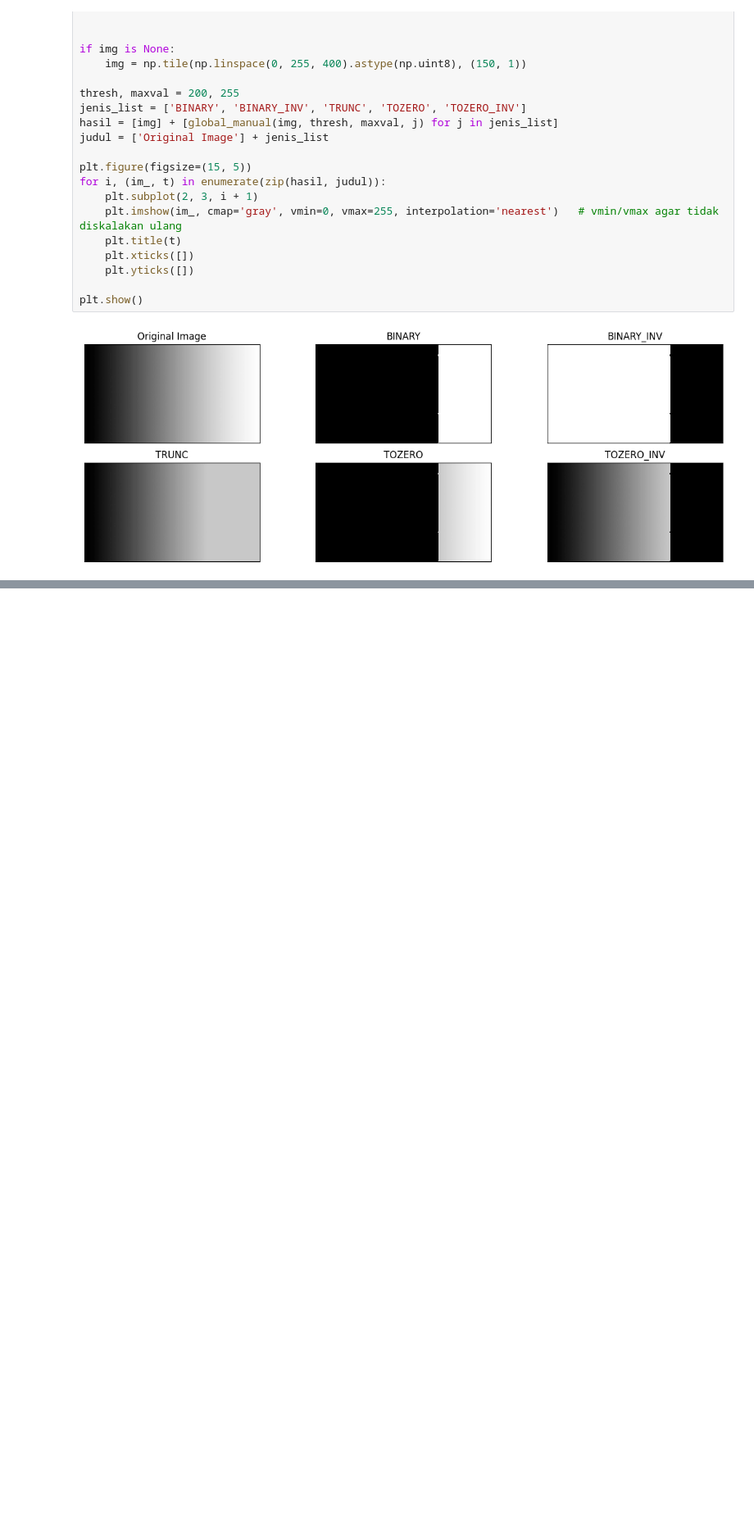
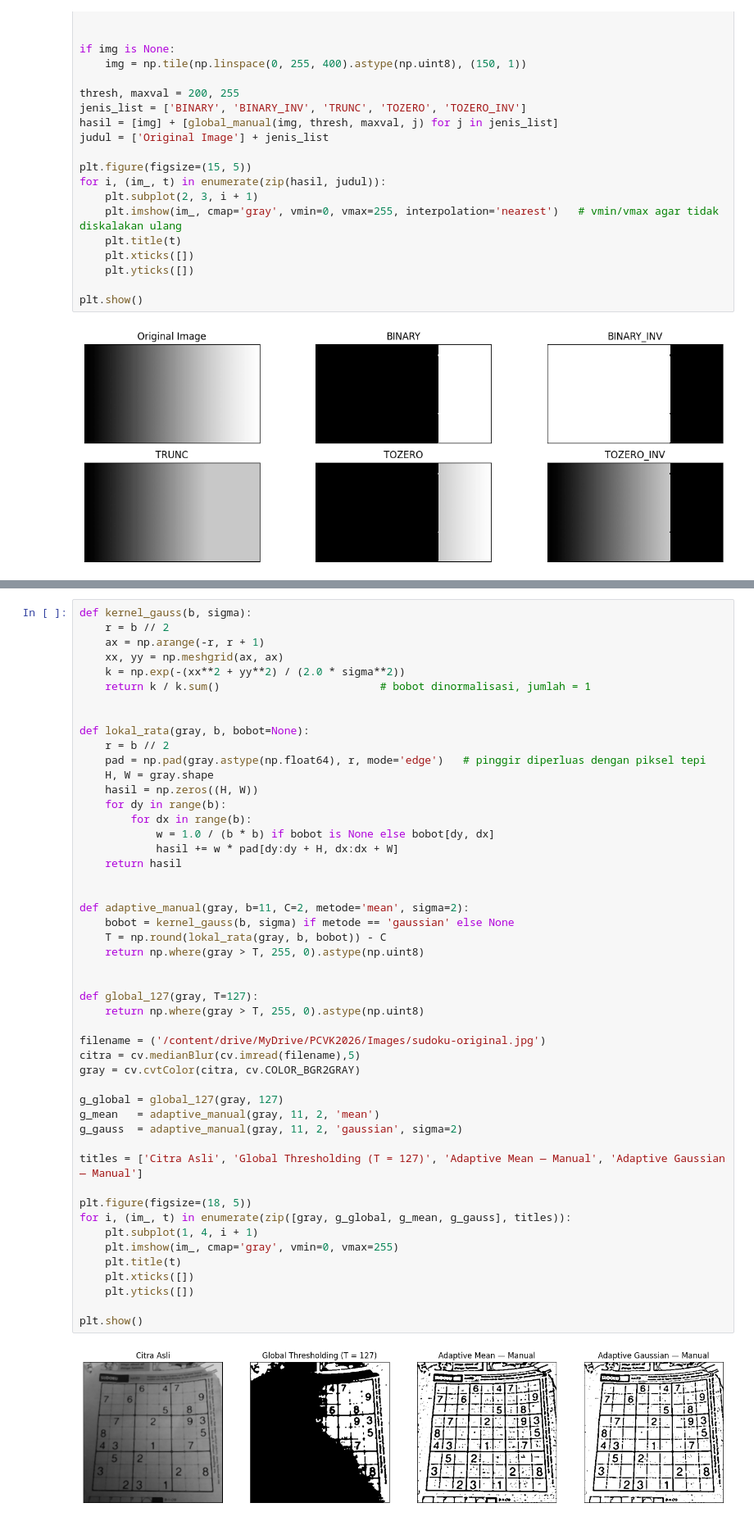
Before and after one commit to rsyadipras/PCVK_Ganjil2026, a Jupyter notebook: Week7_21.ipynb, the cells around one changed output, grey strips where cells are left out. Shown at 82% size. Drawn from its saved outputs; the diff is of its cells as text; blank space fills up the shorter version.

Commit message:
feat(week7_21): add manual adaptive threshold

```diff
--- a/Week7_21.ipynb
+++ b/Week7_21.ipynb
@@ -64,0 +70,51 @@ plt.show()
+# %%
+def kernel_gauss(b, sigma):
+    r = b // 2
+    ax = np.arange(-r, r + 1)
+    xx, yy = np.meshgrid(ax, ax)
+    k = np.exp(-(xx**2 + yy**2) / (2.0 * sigma**2))
+    return k / k.sum()                         # bobot dinormalisasi, jumlah = 1
+
+
+def lokal_rata(gray, b, bobot=None):
+    r = b // 2
+    pad = np.pad(gray.astype(np.float64), r, mode='edge')   # pinggir diperluas dengan piksel tepi
+    H, W = gray.shape
+    hasil = np.zeros((H, W))
+    for dy in range(b):
+        for dx in range(b):
+            w = 1.0 / (b * b) if bobot is None else bobot[dy, dx]
+            hasil += w * pad[dy:dy + H, dx:dx + W]
+    return hasil
+
+
+def adaptive_manual(gray, b=11, C=2, metode='mean', sigma=2):
+    bobot = kernel_gauss(b, sigma) if metode == 'gaussian' else None
+    T = np.round(lokal_rata(gray, b, bobot)) - C
+    return np.where(gray > T, 255, 0).astype(np.uint8)
+
+
+def global_127(gray, T=127):
+    return np.where(gray > T, 255, 0).astype(np.uint8)
+
+filename = ('/content/drive/MyDrive/PCVK2026/Images/sudoku-original.jpg')
+citra = cv.medianBlur(cv.imread(filename),5)
+gray = cv.cvtColor(citra, cv.COLOR_BGR2GRAY)
+
+g_global = global_127(gray, 127)
+g_mean   = adaptive_manual(gray, 11, 2, 'mean')
+g_gauss  = adaptive_manual(gray, 11, 2, 'gaussian', sigma=2)
+
+titles = ['Citra Asli', 'Global Thresholding (T = 127)', 'Adaptive Mean — Manual', 'Adaptive Gaussian — Manual']
+
+plt.figure(figsize=(18, 5))
+for i, (im_, t) in enumerate(zip([gray, g_global, g_mean, g_gauss], titles)):
+    plt.subplot(1, 4, i + 1)
+    plt.imshow(im_, cmap='gray', vmin=0, vmax=255)
+    plt.title(t)
+    plt.xticks([])
+    plt.yticks([])
+
+plt.show()
+# %% [output]
+[figure, added]
```
Also changed, not shown: parts of 1 cell of this notebook.
